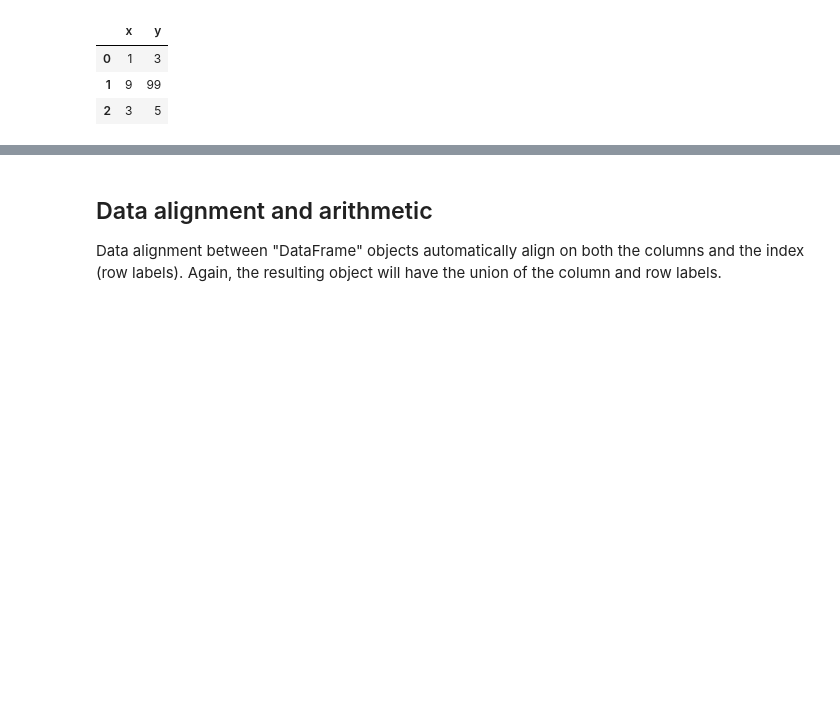
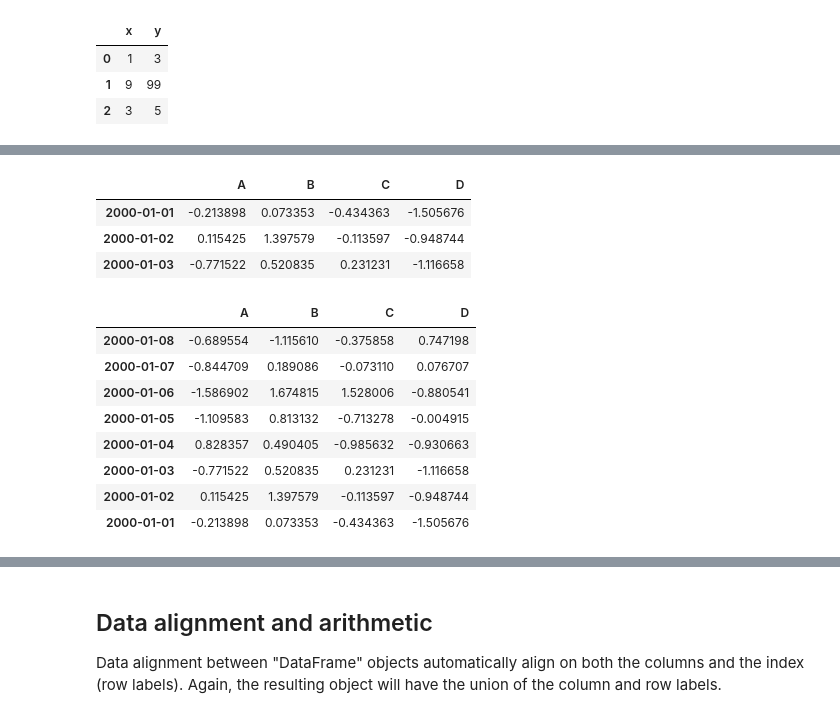
Before and after one commit to SiddheshDaphane/Data-Analysis-in-Python, a Jupyter notebook: Everything-about-Numpy-and-Pandas/Basic_to_advance_pandas.ipynb, the cells around one changed output, grey strips where cells are left out. Cells and saved outputs as stored; diff of their text form; code cells hidden in the pictures; blank space fills up the shorter version.

```diff
--- a/Everything-about-Numpy-and-Pandas/Basic_to_advance_pandas.ipynb
+++ b/Everything-about-Numpy-and-Pandas/Basic_to_advance_pandas.ipynb
@@ -775,0 +837,19 @@ x
+# %%
+df[:3]
+# %% [output]
+|  | A | B | C | D |
+| 2000-01-01 | -0.213898 | 0.073353 | -0.434363 | -1.505676 |
+| 2000-01-02 | 0.115425 | 1.397579 | -0.113597 | -0.948744 |
+| 2000-01-03 | -0.771522 | 0.520835 | 0.231231 | -1.116658 |
+# %%
+df[::-1] # reverse
+# %% [output]
+|  | A | B | C | D |
+| 2000-01-08 | -0.689554 | -1.115610 | -0.375858 | 0.747198 |
+| 2000-01-07 | -0.844709 | 0.189086 | -0.073110 | 0.076707 |
+| 2000-01-06 | -1.586902 | 1.674815 | 1.528006 | -0.880541 |
+| 2000-01-05 | -1.109583 | 0.813132 | -0.713278 | -0.004915 |
+| 2000-01-04 | 0.828357 | 0.490405 | -0.985632 | -0.930663 |
+| 2000-01-03 | -0.771522 | 0.520835 | 0.231231 | -1.116658 |
+| 2000-01-02 | 0.115425 | 1.397579 | -0.113597 | -0.948744 |
+| 2000-01-01 | -0.213898 | 0.073353 | -0.434363 | -1.505676 |
```
Also changed, not shown: parts of 21 cells of this notebook.
